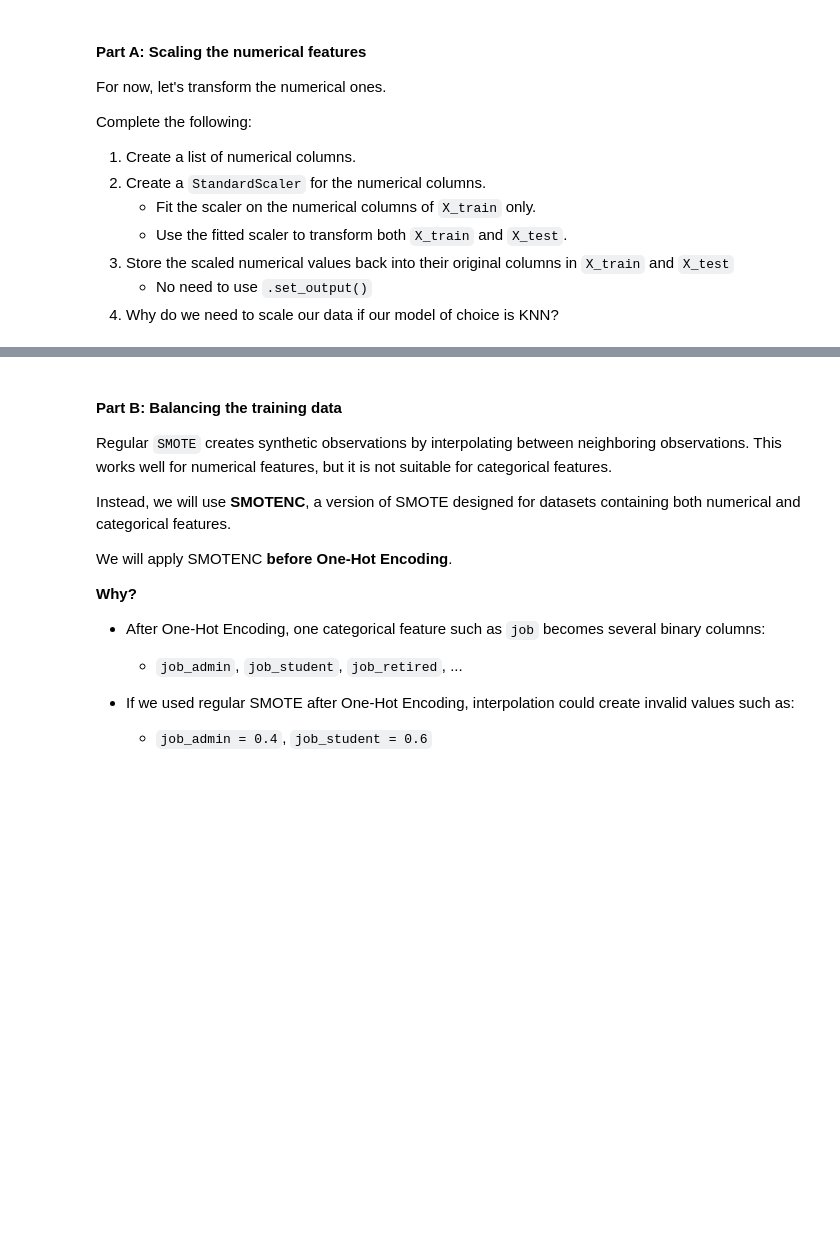
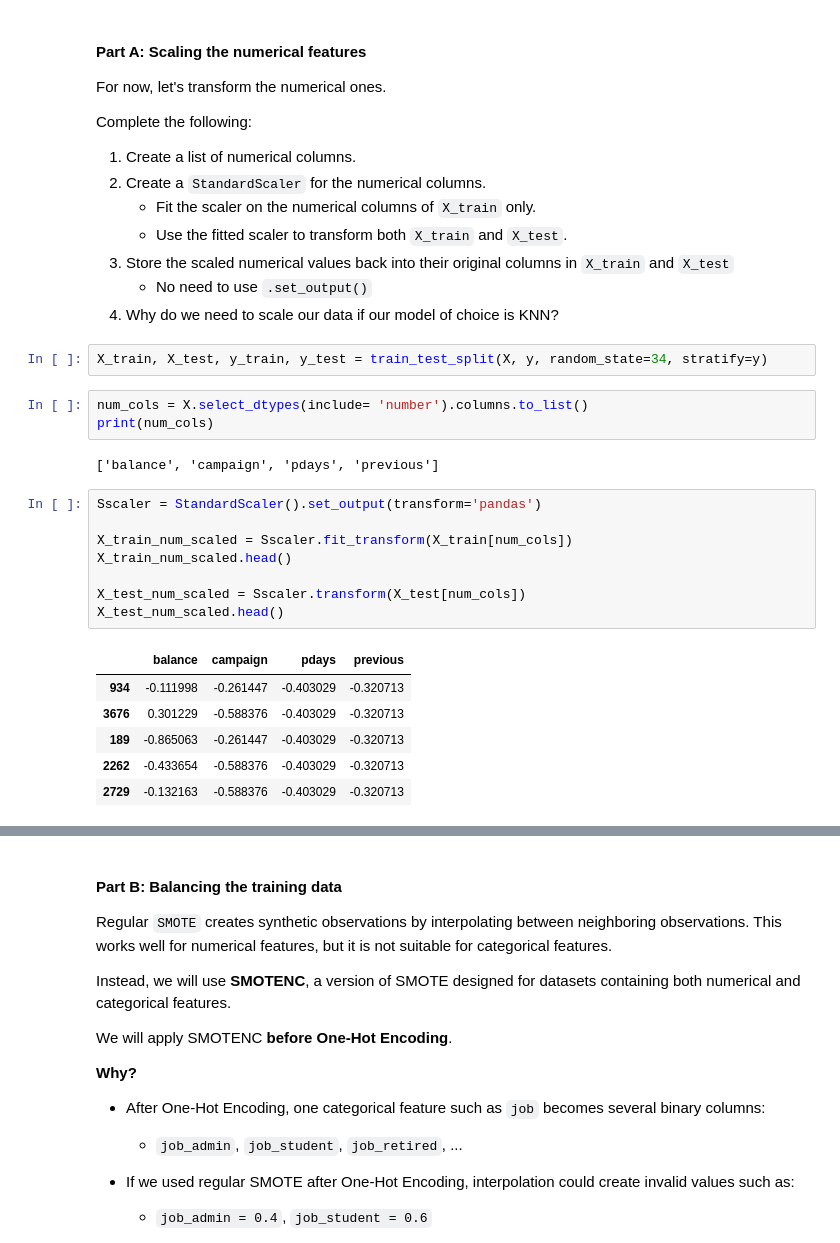
Before and after one commit to talalal3thman/test-github, a Jupyter notebook: content/03-supervised-machine-learning/11-imbalanced-data/labs/lab-classification-bank-marketing.ipynb, the cells around one changed output, grey strips where cells are left out. Drawn from its saved outputs; the diff is of its cells as text; blank space fills up the shorter version.

```diff
--- a/content/03-supervised-machine-learning/11-imbalanced-data/labs/lab-classification-bank-marketing.ipynb
+++ b/content/03-supervised-machine-learning/11-imbalanced-data/labs/lab-classification-bank-marketing.ipynb
@@ -320,3 +323,25 @@ Complete the following:
 3. Store the scaled numerical values back into their original columns in `X_train` and `X_test`
     - No need to use `.set_output()`
 4. Why do we need to scale our data if our model of choice is KNN?
+# %%
+X_train, X_test, y_train, y_test = train_test_split(X, y, random_state=34, stratify=y)
+# %%
+num_cols = X.select_dtypes(include= 'number').columns.to_list()
+print(num_cols)
+# %% [output]
+['balance', 'campaign', 'pdays', 'previous']
+# %%
+Sscaler = StandardScaler().set_output(transform='pandas')
+
+X_train_num_scaled = Sscaler.fit_transform(X_train[num_cols])
+X_train_num_scaled.head()
+
+X_test_num_scaled = Sscaler.transform(X_test[num_cols])
+X_test_num_scaled.head()
+# %% [output]
+|  | balance | campaign | pdays | previous |
+| 934 | -0.111998 | -0.261447 | -0.403029 | -0.320713 |
+| 3676 | 0.301229 | -0.588376 | -0.403029 | -0.320713 |
+| 189 | -0.865063 | -0.261447 | -0.403029 | -0.320713 |
+| 2262 | -0.433654 | -0.588376 | -0.403029 | -0.320713 |
+| 2729 | -0.132163 | -0.588376 | -0.403029 | -0.320713 |
```
Also changed, not shown: parts of 4 cells of this notebook, 25 other files.
